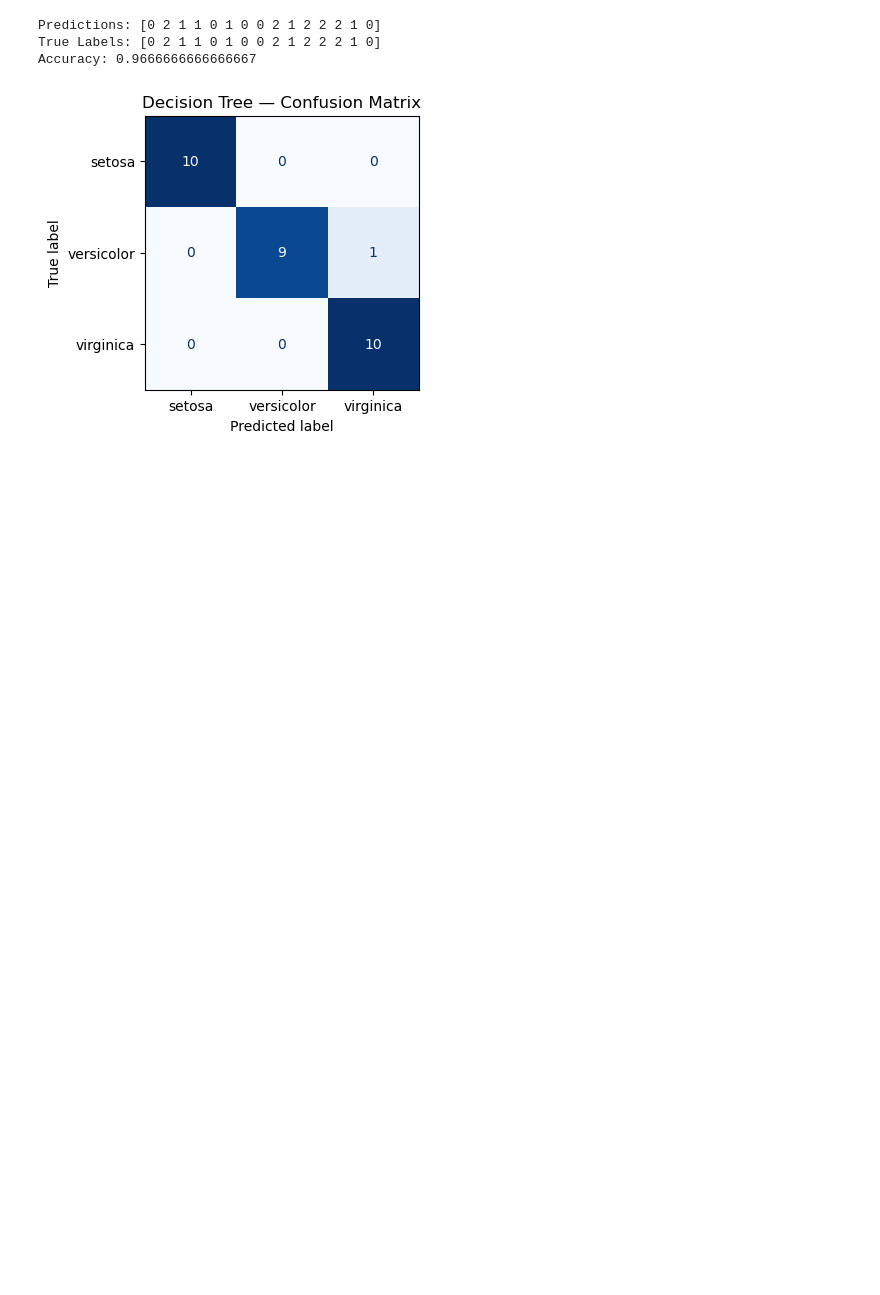
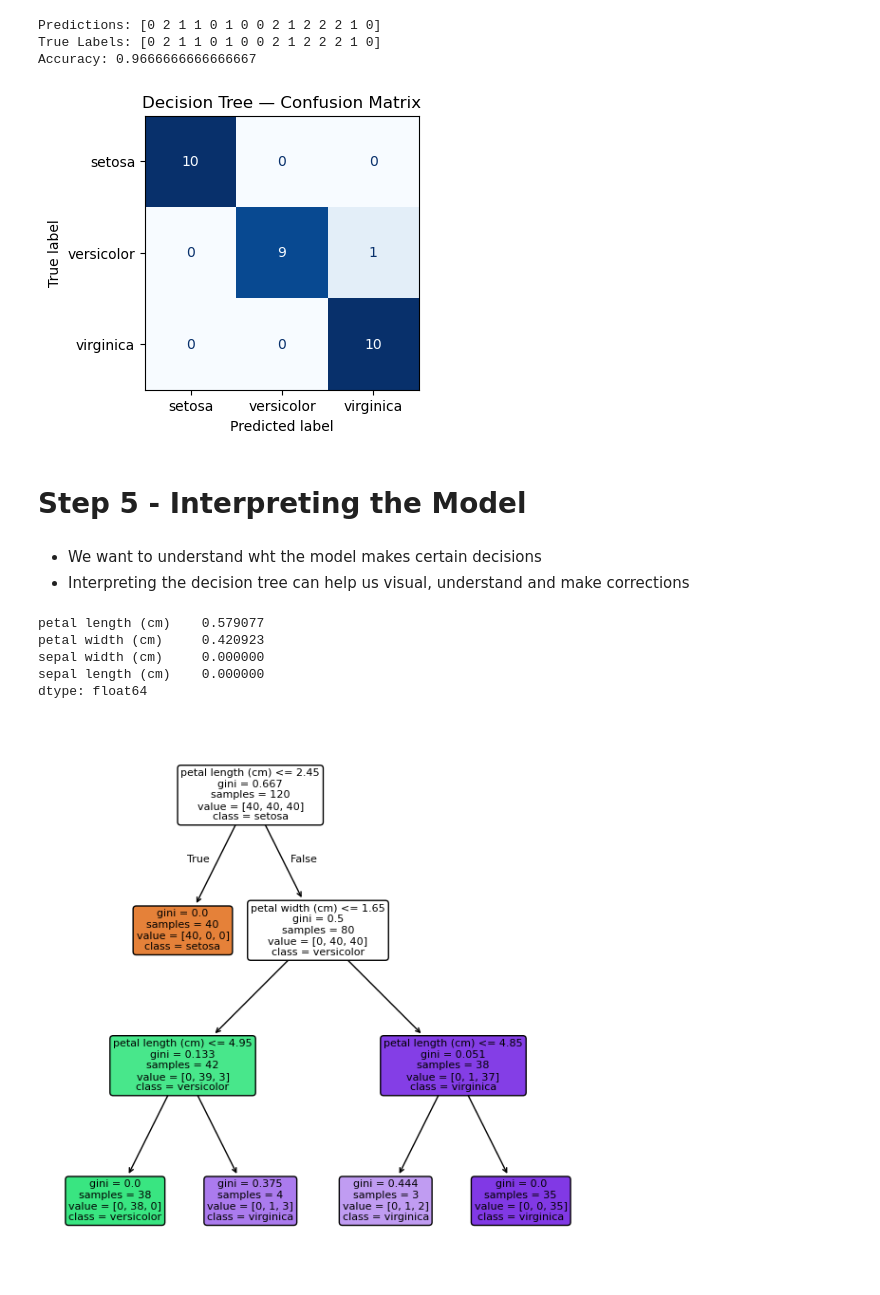
Before and after one commit to 8055-NVW/iris-classifier, a Jupyter notebook: notebooks/iris_model.ipynb, the cells around one changed output. Cells and saved outputs as stored; diff of their text form; code cells hidden in the pictures; blank space fills up the shorter version.

Commit message:
visualised feature importance and created a tree structure to view decisions

```diff
--- a/notebooks/iris_model.ipynb
+++ b/notebooks/iris_model.ipynb
@@ -115,3 +115,37 @@ Predictions: [0 2 1 1 0 1 0 0 2 1 2 2 2 1 0]
 True Labels: [0 2 1 1 0 1 0 0 2 1 2 2 2 1 0]
 Accuracy: 0.9666666666666667
 [figure]
+# %% [markdown]
+# Step 5 - Interpreting the Model
+# %% [markdown]
+- We want to understand wht the model makes certain decisions
+- Interpreting the decision tree can help us visual, understand and make corrections
+# %%
+from sklearn.tree import plot_tree
+import matplotlib.pyplot as plt
+import pandas as pd
+
+#viewing the most important features usiend in the decision tree
+imp = pd.Series(model.feature_importances_, index=iris.feature_names).sort_values(ascending=False)
+print(imp)
+
+#creating a tree structure to visualise the decisions
+plt.figure(figsize=(6,6))
+plot_tree(
+    model,
+    feature_names=iris.feature_names,
+    class_names=iris.target_names,
+    filled=True,
+    rounded=True,
+    fontsize=8
+)
+
+plt.tight_layout()
+plt.show()
+# %% [output]
+petal length (cm)    0.579077
+petal width (cm)     0.420923
+sepal width (cm)     0.000000
+sepal length (cm)    0.000000
+dtype: float64
+[figure, added]
```
